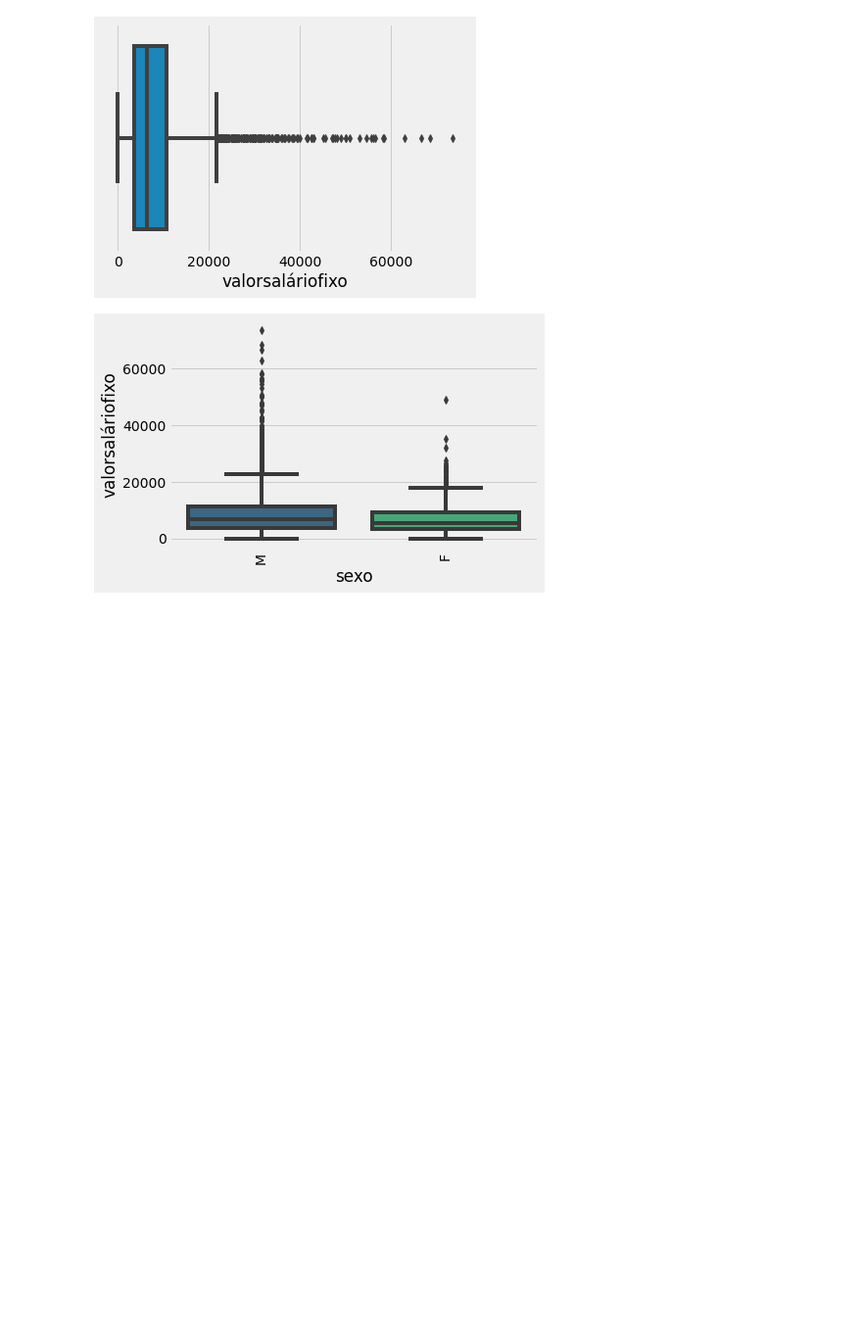
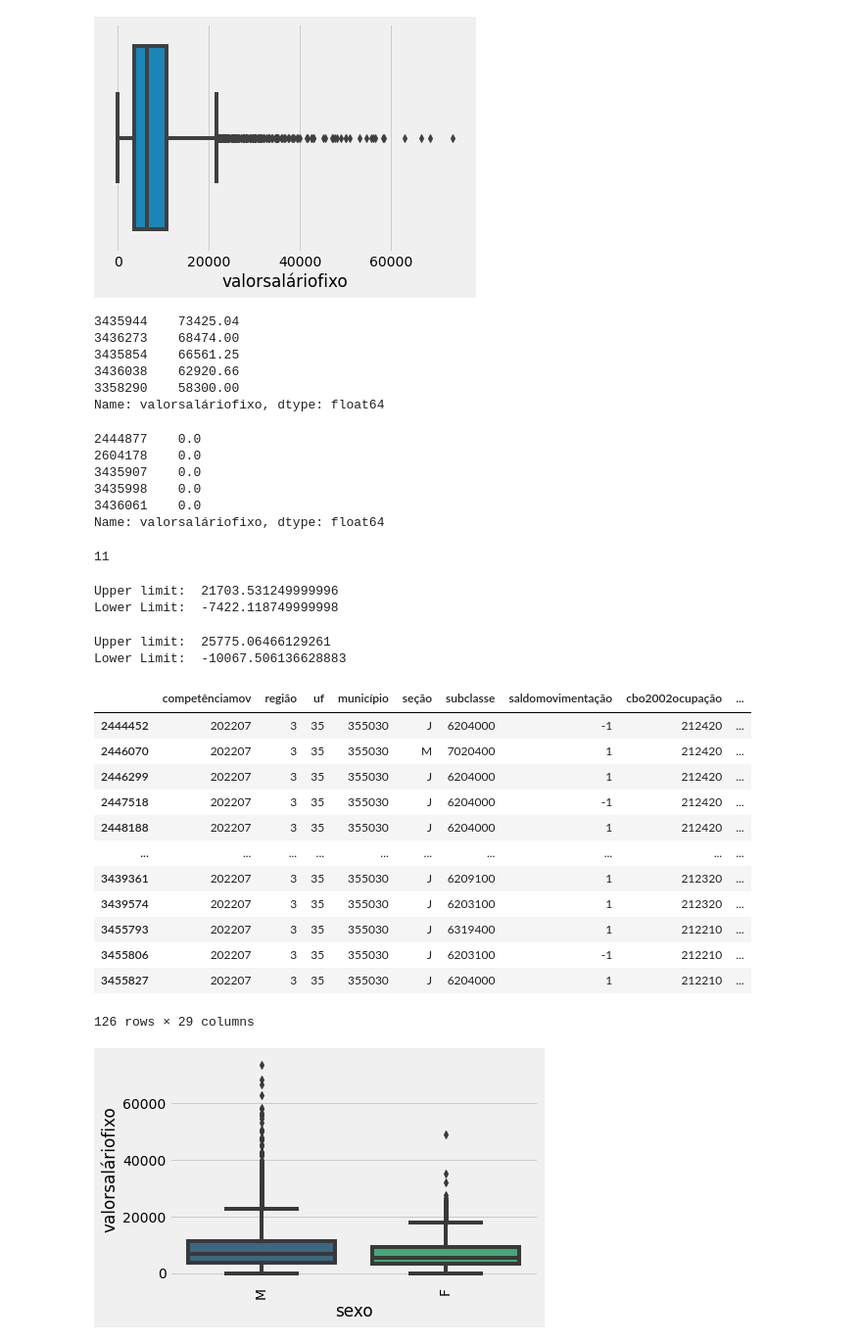
Before and after one commit to onemarcos/Tera---Salary-Prediction, a Jupyter notebook: Salary-Prediction.ipynb, the cells around one changed output. Shown at 98% size. Saved outputs shown, nothing was run; the diff lists cells and outputs as text; code cells hidden in the pictures; blank space fills up the shorter version.

```diff
--- a/Salary-Prediction.ipynb
+++ b/Salary-Prediction.ipynb
@@ -373,3 +373,68 @@ sns.boxplot(x=df.valorsaláriofixo)
 # %% [output]
 <AxesSubplot:xlabel='valorsaláriofixo'>
 [figure]
+# %%
+df['valorsaláriofixo'].nlargest(n=5)
+# %% [output]
+3435944    73425.04
+3436273    68474.00
+3435854    66561.25
+3436038    62920.66
+3358290    58300.00
+Name: valorsaláriofixo, dtype: float64
+# %%
+df['valorsaláriofixo'].nsmallest(n=5)
+# %% [output]
+2444877    0.0
+2604178    0.0
+3435907    0.0
+3435998    0.0
+3436061    0.0
+Name: valorsaláriofixo, dtype: float64
+# %%
+df['valorsaláriofixo'].value_counts()[0]
+# %% [output]
+11
+# %%
+# Interquartile range to detect outliers
+def outliers(df, feature):
+    Q1= df[feature].quantile(0.25)
+    Q3 = df[feature].quantile(0.75)
+    IQR = Q3 - Q1
+    upper_limit = Q3 + 1.5 * IQR
+    lower_limit = Q1 - 1.5 * IQR
+    return upper_limit, lower_limit
+upper, lower = outliers(df, "valorsaláriofixo")
+print("Upper limit: ", upper)
+print("Lower Limit: ", lower)
+# %% [output]
+Upper limit:  21703.531249999996
+Lower Limit:  -7422.118749999998
+# %%
+# Standard deviation to detect outliers
+def outlier_removal(df, variable):
+    upper_limit = df[variable].mean() + 3 * df[variable].std()
+    lower_limit = df[variable].mean() - 3 * df[variable].std()
+    return upper_limit, lower_limit
+upper_limit, lower_limit = outlier_removal(df, "valorsaláriofixo")
+print("Upper limit: ", upper_limit)
+print("Lower Limit: ",lower_limit)
+# %% [output]
+Upper limit:  25775.06466129261
+Lower Limit:  -10067.506136628883
+# %%
+df[(df['valorsaláriofixo'] < lower_limit) | (df['valorsaláriofixo'] > upper_limit)]
+# %% [output]
+|  | competênciamov | região | uf | município | seção | subclasse | saldomovimentação | cbo2002ocupação | ... |
+| 2444452 | 202207 | 3 | 35 | 355030 | J | 6204000 | -1 | 212420 | ... |
+| 2446070 | 202207 | 3 | 35 | 355030 | M | 7020400 | 1 | 212420 | ... |
+| 2446299 | 202207 | 3 | 35 | 355030 | J | 6204000 | 1 | 212420 | ... |
+| 2447518 | 202207 | 3 | 35 | 355030 | J | 6204000 | -1 | 212420 | ... |
+| 2448188 | 202207 | 3 | 35 | 355030 | J | 6204000 | 1 | 212420 | ... |
+| ... | ... | ... | ... | ... | ... | ... | ... | ... | ... |
+| 3439361 | 202207 | 3 | 35 | 355030 | J | 6209100 | 1 | 212320 | ... |
+| 3439574 | 202207 | 3 | 35 | 355030 | J | 6203100 | 1 | 212320 | ... |
+| 3455793 | 202207 | 3 | 35 | 355030 | J | 6319400 | 1 | 212210 | ... |
+| 3455806 | 202207 | 3 | 35 | 355030 | J | 6203100 | -1 | 212210 | ... |
+| 3455827 | 202207 | 3 | 35 | 355030 | J | 6204000 | 1 | 212210 | ... |
+126 rows × 29 columns
```
Also changed, not shown: parts of 2 cells of this notebook.
